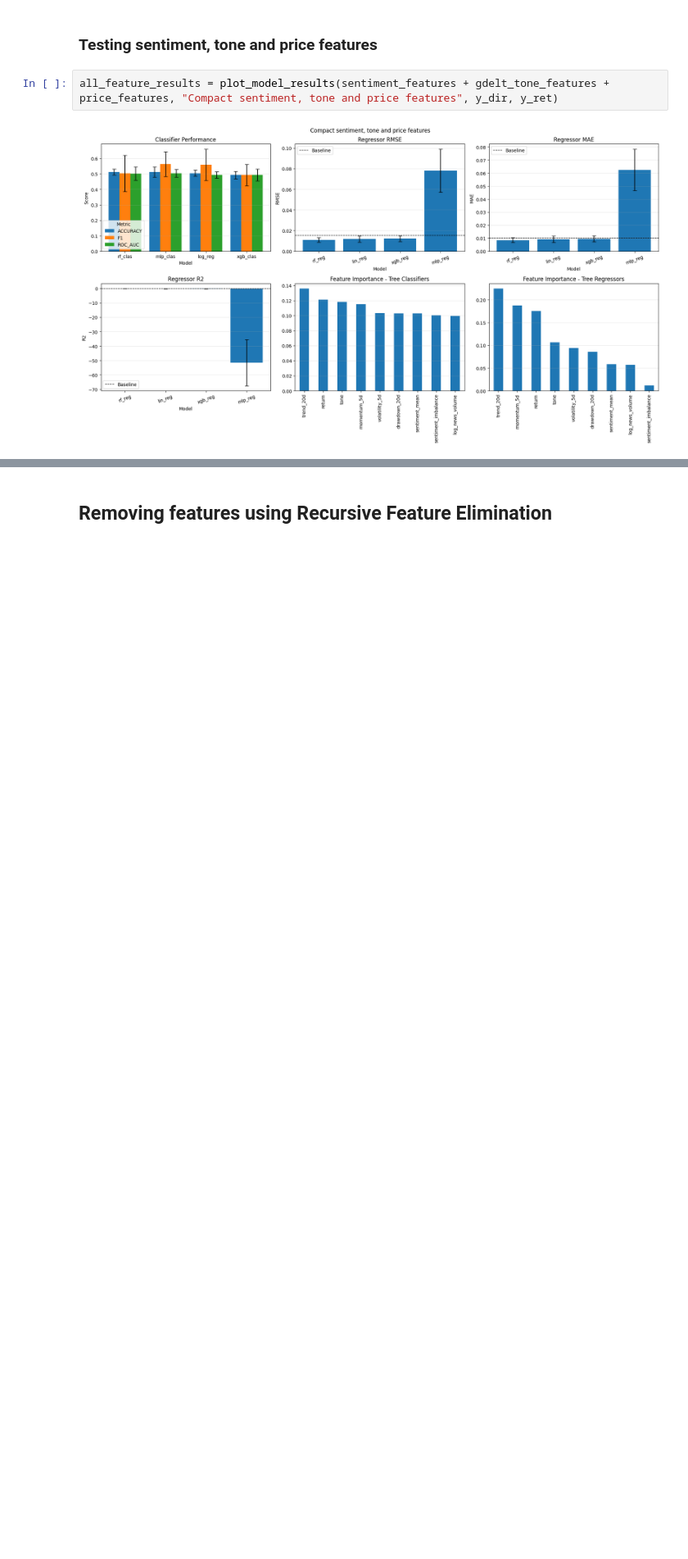
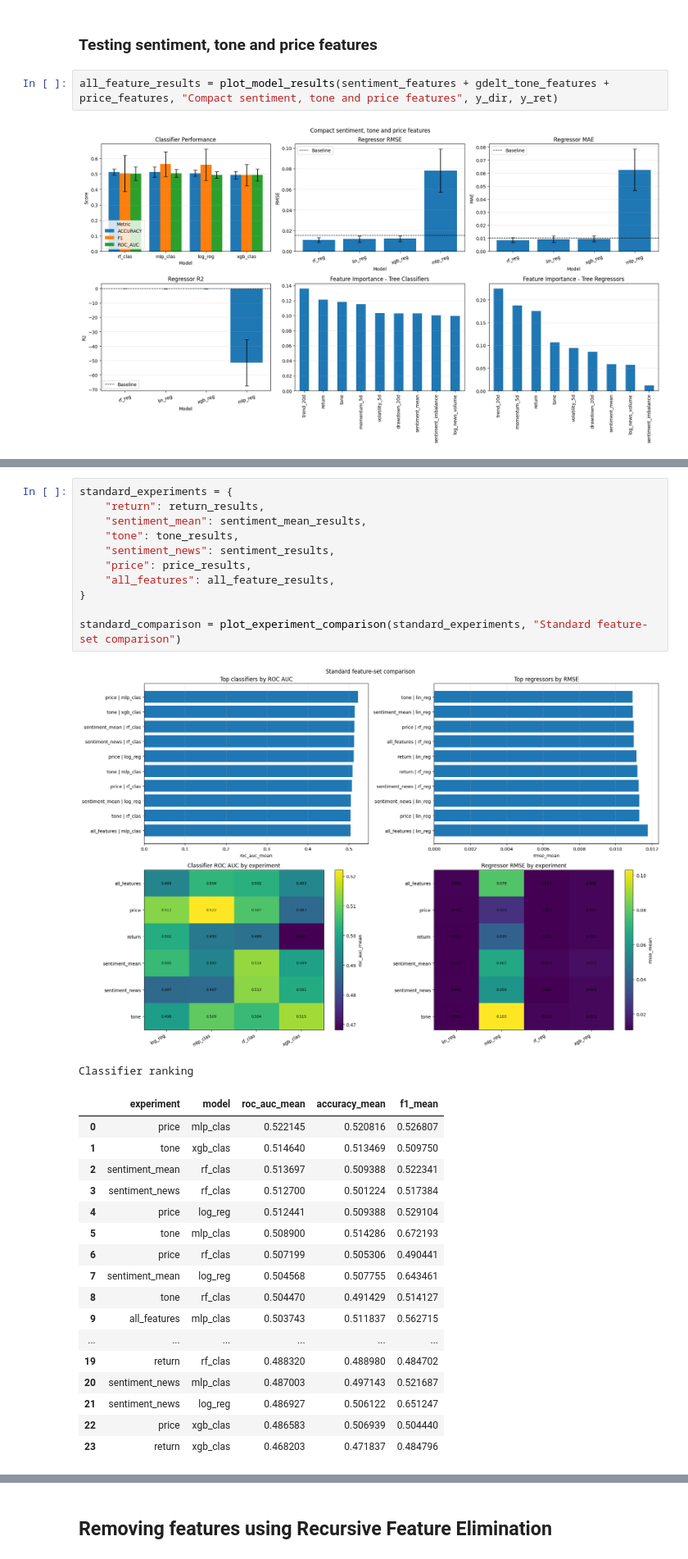
Before and after one commit to Nikolas010101/MBA-TCC, a Jupyter notebook: Market news/analyze_market_news.ipynb, the cells around one changed output, grey strips where cells are left out. Shown at 82% size. Drawn from its saved outputs; the diff is of its cells as text; blank space fills up the shorter version.

Commit message:
rank models by experiment

```diff
--- a/Market news/analyze_market_news.ipynb
+++ b/Market news/analyze_market_news.ipynb
@@ -757,0 +772,31 @@ all_feature_results = plot_model_results(sentiment_features + gdelt_tone_feature
+# %%
+standard_experiments = {
+    "return": return_results,
+    "sentiment_mean": sentiment_mean_results,
+    "tone": tone_results,
+    "sentiment_news": sentiment_results,
+    "price": price_results,
+    "all_features": all_feature_results,
+}
+
+standard_comparison = plot_experiment_comparison(standard_experiments, "Standard feature-set comparison")
+# %% [output]
+[figure, added]
+Classifier ranking
+|  | experiment | model | roc_auc_mean | accuracy_mean | f1_mean |
+| 0 | price | mlp_clas | 0.522145 | 0.520816 | 0.526807 |
+| 1 | tone | xgb_clas | 0.514640 | 0.513469 | 0.509750 |
+| 2 | sentiment_mean | rf_clas | 0.513697 | 0.509388 | 0.522341 |
+| 3 | sentiment_news | rf_clas | 0.512700 | 0.501224 | 0.517384 |
+| 4 | price | log_reg | 0.512441 | 0.509388 | 0.529104 |
+| 5 | tone | mlp_clas | 0.508900 | 0.514286 | 0.672193 |
+| 6 | price | rf_clas | 0.507199 | 0.505306 | 0.490441 |
+| 7 | sentiment_mean | log_reg | 0.504568 | 0.507755 | 0.643461 |
+| 8 | tone | rf_clas | 0.504470 | 0.491429 | 0.514127 |
+| 9 | all_features | mlp_clas | 0.503743 | 0.511837 | 0.562715 |
+| ... | ... | ... | ... | ... | ... |
+| 19 | return | rf_clas | 0.488320 | 0.488980 | 0.484702 |
+| 20 | sentiment_news | mlp_clas | 0.487003 | 0.497143 | 0.521687 |
+| 21 | sentiment_news | log_reg | 0.486927 | 0.506122 | 0.651247 |
+| 22 | price | xgb_clas | 0.486583 | 0.506939 | 0.504440 |
+| 23 | return | xgb_clas | 0.468203 | 0.471837 | 0.484796 |
```
Also changed, not shown: parts of 9 cells of this notebook.
